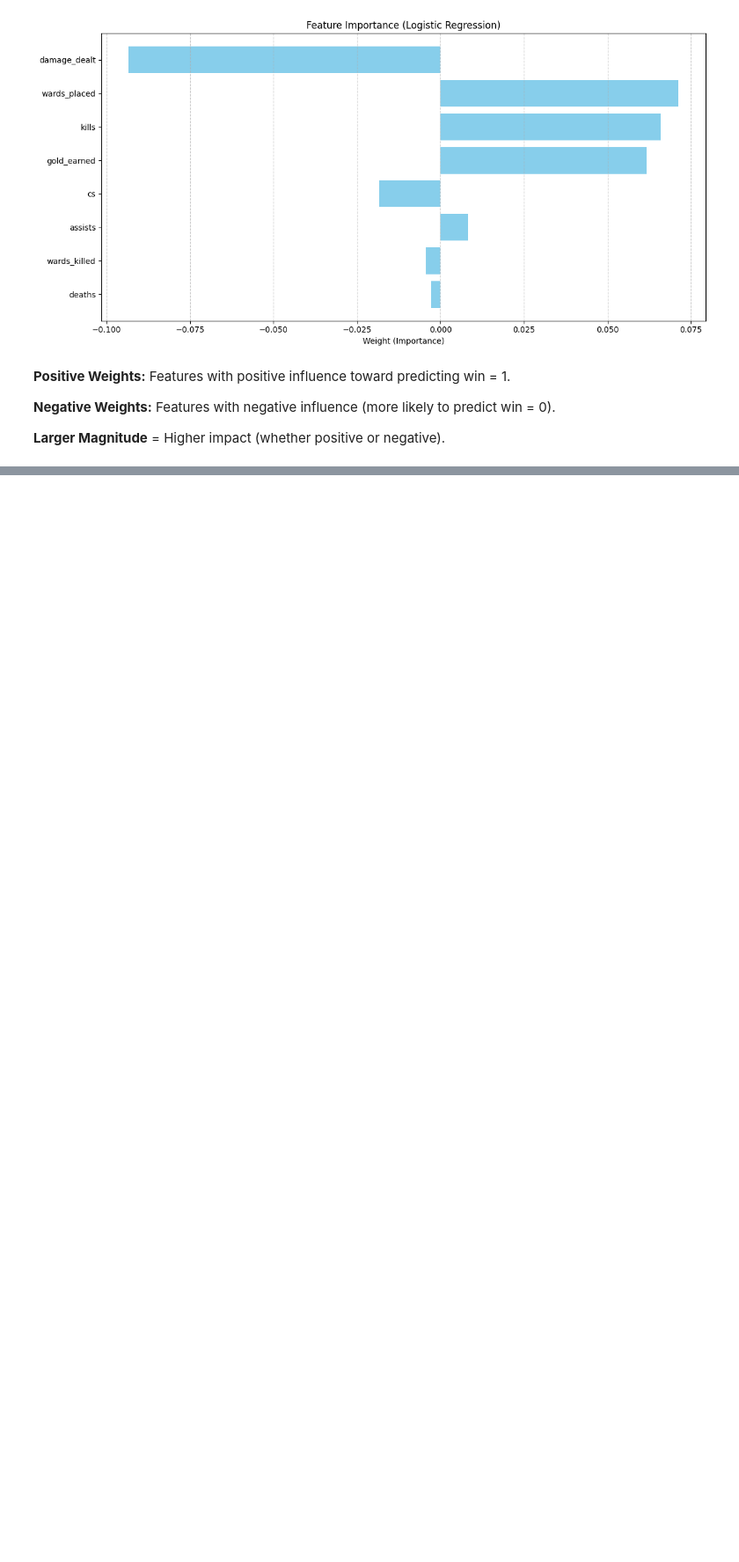
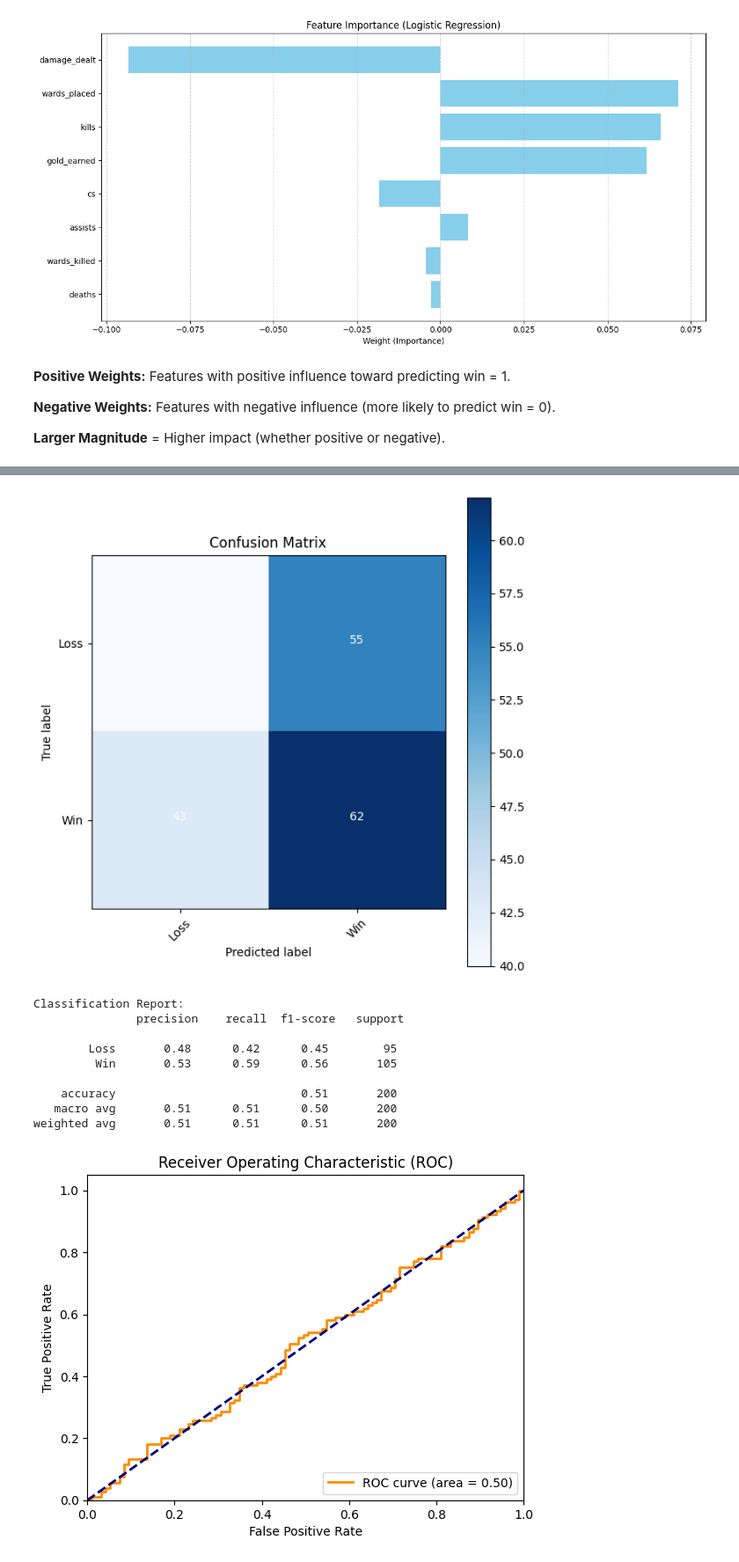
Before and after one commit to AjBorbzz/DataScience_AI_ML, a Jupyter notebook: PyTorch/IBM_Pytorch/project/league_of_legends_pytorch.ipynb, the cells around one changed output, grey strips where cells are left out. Shown: that part at 88% size. Saved outputs shown, nothing was run; the diff lists cells and outputs as text; code cells hidden in the pictures; blank space fills up the shorter version.

```diff
--- a/PyTorch/IBM_Pytorch/project/league_of_legends_pytorch.ipynb
+++ b/PyTorch/IBM_Pytorch/project/league_of_legends_pytorch.ipynb
@@ -514,0 +541,20 @@ Feature Importance:
+# %%
+import torch.nn as nn
+import torch.optim as optim
+
+# Define the logistic regression model
+class LogisticRegressionModel(nn.Module):
+    def __init__(self, input_dim):
+        super(LogisticRegressionModel, self).__init__()
+        self.linear = nn.Linear(input_dim, 1)
+
+    def forward(self, x):
+        return torch.sigmoid(self.linear(x))
+
+# Initialize the model, loss function, and optimizer
+input_dim = X_train.shape[1]
+model = LogisticRegressionModel(input_dim)
+criterion = nn.BCELoss()
+optimizer = optim.SGD(model.parameters(), lr=0.01)
+
+print("Model, loss function, and optimizer initialization complete.")
@@ -514,0 +642,55 @@ Feature Importance:
+# %%
+import matplotlib.pyplot as plt
+from sklearn.metrics import confusion_matrix, classification_report, roc_curve, auc
+import itertools
+
+# Visualize the confusion matrix
+y_pred_test_labels = (y_pred_test > 0.5).float()
+cm = confusion_matrix(y_test, y_pred_test_labels)
+
+plt.figure(figsize=(6, 6))
+plt.imshow(cm, interpolation='nearest', cmap=plt.cm.Blues)
+plt.title('Confusion Matrix')
+plt.colorbar()
+tick_marks = range(2)
+plt.xticks(tick_marks, ['Loss', 'Win'], rotation=45)
+plt.yticks(tick_marks, ['Loss', 'Win'])
+
+thresh = cm.max() / 2
+for i, j in itertools.product(range(cm.shape[0]), range(cm.shape[1])):
+    plt.text(j, i, cm[i, j], horizontalalignment="center", color="white" if cm[i, j] > thresh else "black")
+
+plt.tight_layout()
+plt.ylabel('True label')
+plt.xlabel('Predicted label')
+plt.show()
+
+# Print classification report
+print("Classification Report:\n", classification_report(y_test, y_pred_test_labels, target_names=['Loss', 'Win']))
+
+# Plot ROC curve
+fpr, tpr, thresholds = roc_curve(y_test, y_pred_test)
+roc_auc = auc(fpr, tpr)
+
+plt.figure()
+plt.plot(fpr, tpr, color='darkorange', lw=2, label=f'ROC curve (area = {roc_auc:.2f})')
+plt.plot([0, 1], [0, 1], color='navy', lw=2, linestyle='--')
+plt.xlim([0.0, 1.0])
+plt.ylim([0.0, 1.05])
+plt.xlabel('False Positive Rate')
+plt.ylabel('True Positive Rate')
+plt.title('Receiver Operating Characteristic (ROC)')
+plt.legend(loc="lower right")
+plt.show()
+# %% [output]
+[figure, added]
+Classification Report:
+               precision    recall  f1-score   support
+
+        Loss       0.48      0.42      0.45        95
+         Win       0.53      0.59      0.56       105
+
+    accuracy                           0.51       200
+   macro avg       0.51      0.51      0.50       200
+weighted avg       0.51      0.51      0.51       200
+[figure, added]
```
Also changed, not shown: parts of 8 cells of this notebook, 1 other file.
